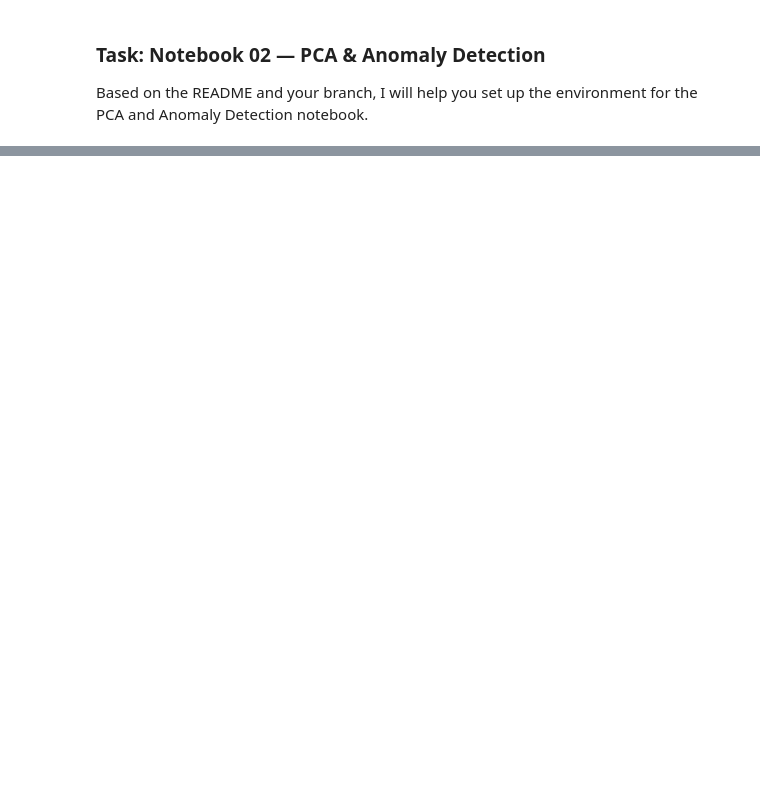
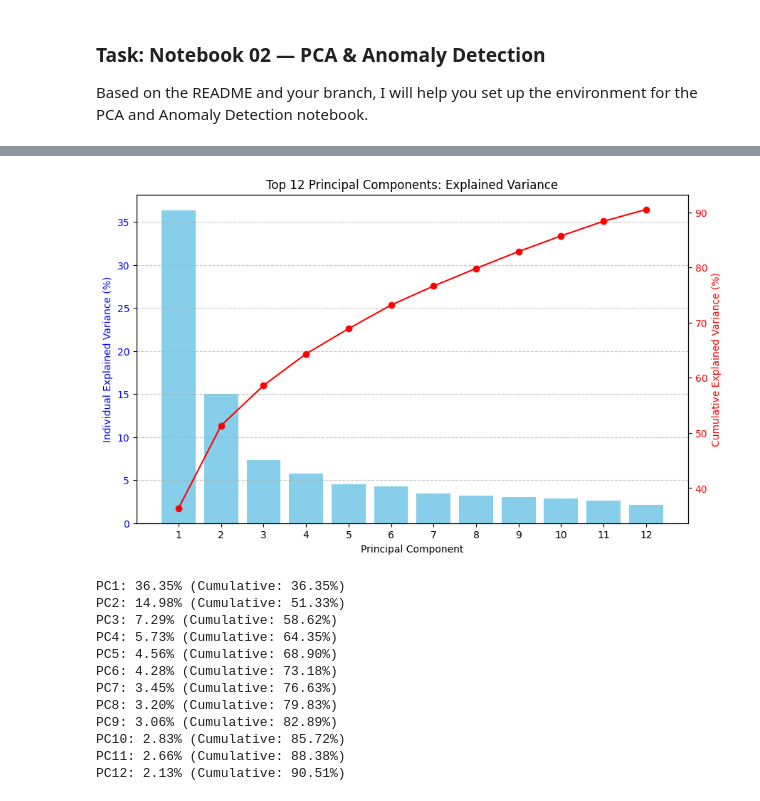
Before and after one commit to Baasmaala/road-safety-explorer, a Jupyter notebook: notebooks/02_pca_anomaly_ipynb.ipynb, the cells around one changed output, grey strips where cells are left out. Cells and saved outputs as stored; diff of their text form; code cells hidden in the pictures; blank space fills up the shorter version.

```diff
--- a/notebooks/02_pca_anomaly_ipynb.ipynb
+++ b/notebooks/02_pca_anomaly_ipynb.ipynb
@@ -44,0 +184,46 @@ Based on the README and your branch, I will help you set up the environment for
+# %%
+import matplotlib.pyplot as plt
+import numpy as np
+
+# Number of components to visualize
+n_comps = 12
+
+# Extract variance ratios
+ind_var = exp_var_pca[:n_comps] * 100
+cum_var = cum_sum_eigenvalues[:n_comps] * 100
+
+fig, ax1 = plt.subplots(figsize=(10, 6))
+
+# Bar chart for individual variance
+ax1.bar(range(1, n_comps + 1), ind_var, color='skyblue', label='Individual Variance (%)')
+ax1.set_xlabel('Principal Component')
+ax1.set_ylabel('Individual Explained Variance (%)', color='blue')
+ax1.tick_params(axis='y', labelcolor='blue')
+ax1.set_xticks(range(1, n_comps + 1))
+
+# Line chart for cumulative variance
+ax2 = ax1.twinx()
+ax2.plot(range(1, n_comps + 1), cum_var, color='red', marker='o', label='Cumulative Variance (%)')
+ax2.set_ylabel('Cumulative Explained Variance (%)', color='red')
+ax2.tick_params(axis='y', labelcolor='red')
+
+plt.title('Top 12 Principal Components: Explained Variance')
+ax1.grid(axis='y', linestyle='--', alpha=0.7)
+plt.show()
+
+for i in range(n_comps):
+    print(f"PC{i+1}: {ind_var[i]:.2f}% (Cumulative: {cum_var[i]:.2f}%)")
+# %% [output]
+[figure, added]
+PC1: 36.35% (Cumulative: 36.35%)
+PC2: 14.98% (Cumulative: 51.33%)
+PC3: 7.29% (Cumulative: 58.62%)
+PC4: 5.73% (Cumulative: 64.35%)
+PC5: 4.56% (Cumulative: 68.90%)
+PC6: 4.28% (Cumulative: 73.18%)
+PC7: 3.45% (Cumulative: 76.63%)
+PC8: 3.20% (Cumulative: 79.83%)
+PC9: 3.06% (Cumulative: 82.89%)
+PC10: 2.83% (Cumulative: 85.72%)
+PC11: 2.66% (Cumulative: 88.38%)
+PC12: 2.13% (Cumulative: 90.51%)
```
Also changed, not shown: parts of 11 cells of this notebook.
